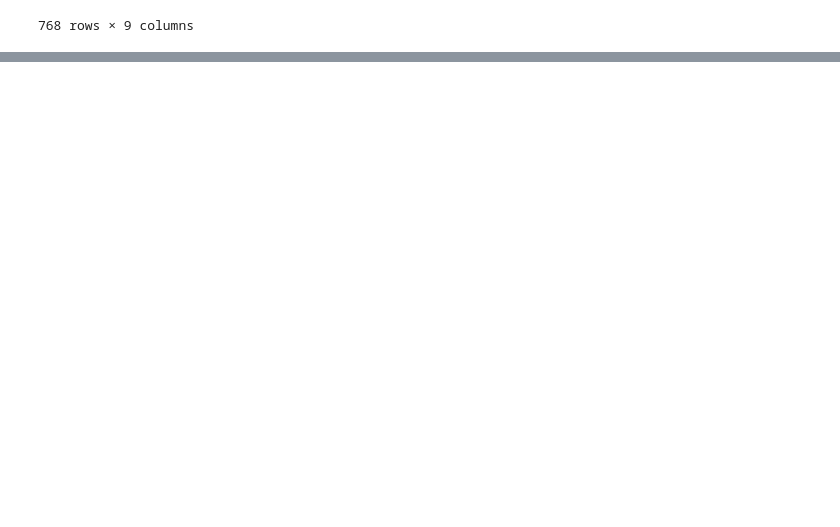
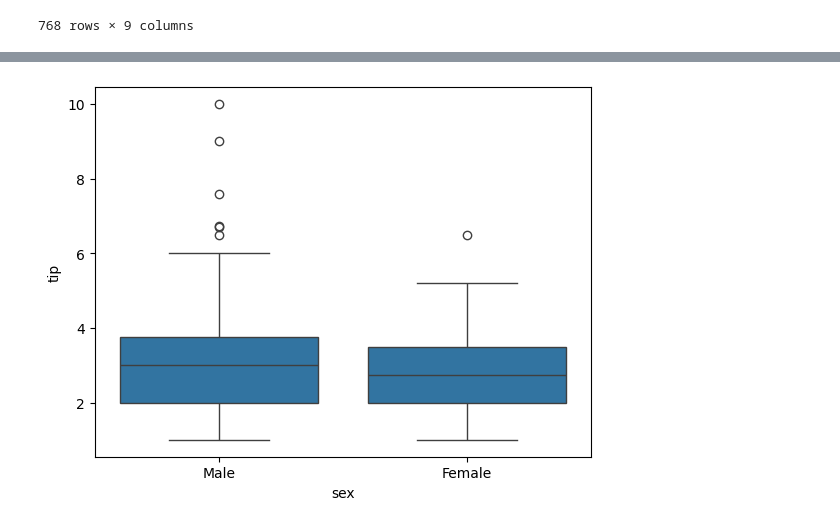
Before and after one commit to hyelinjung/python_sty, a Jupyter notebook: 03_python/_02.ipynb, the cells around one changed output, grey strips where cells are left out. Saved outputs shown, nothing was run; the diff lists cells and outputs as text; code cells hidden in the pictures; blank space fills up the shorter version.

```diff
--- a/03_python/_02.ipynb
+++ b/03_python/_02.ipynb
@@ -209,0 +225,6 @@ input
+# %%
+# tips는 seaborn 라이브러리를 설치하면서 내장되어있는 샘플 데이터셋임
+# load_dataset을 통해 tips 데이터셋을 불러옴
+tips = sns.load_dataset('tips')
+sns.displot(tips['tip'], kde=True)
+plt.show()
@@ -209,0 +233,6 @@ input
+# %%
+# 성별에 따른 팁에 대한 박스플롯
+sns.boxplot(x='sex', y='tip', data=tips)
+plt.show()
+# %% [output]
+[figure, added]
```
Also changed, not shown: parts of 4 cells of this notebook, 7 other files.
